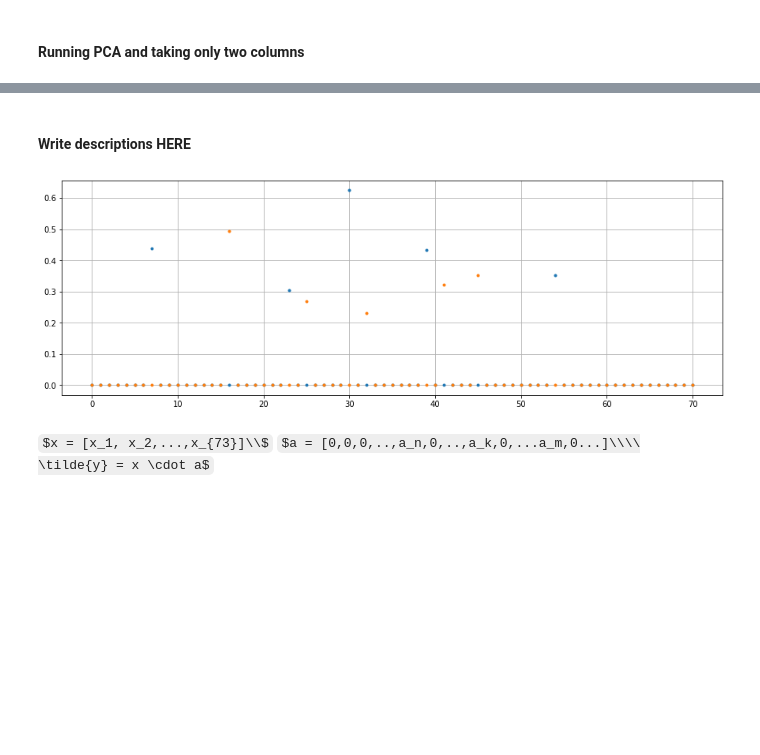
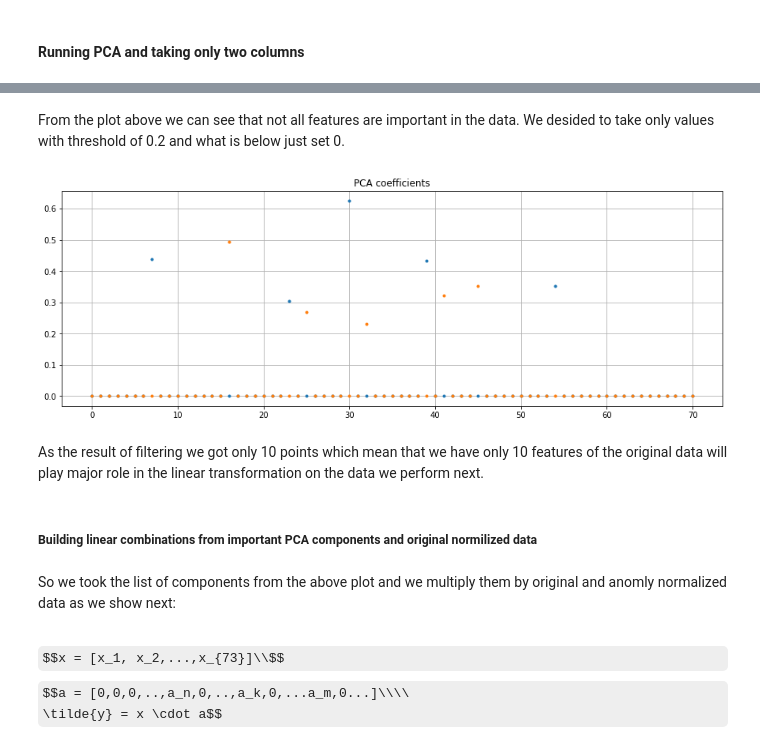
Before and after one commit to ivinokuri/generative-model, a Jupyter notebook: py/model/autoencoder/DataAnalyzing.ipynb, the cells around one changed output, grey strips where cells are left out. Drawn from its saved outputs; the diff is of its cells as text; code cells hidden in the pictures; some formulas as TeX source; blank space fills up the shorter version.

```diff
--- a/py/model/autoencoder/DataAnalyzing.ipynb
+++ b/py/model/autoencoder/DataAnalyzing.ipynb
@@ -477,18 +543,25 @@ print(most_important_column_names)
 # %% [markdown]
-#### Write descriptions HERE
+From the plot above we can see that not all features are important in the data. We desided to take only values with threshold of 0.2 and what is below just set 0.
 # %%
-pca_comp = two_cols
-pca_comp = np.where(abs(pca_comp) <= 0.2, 0, pca_comp)
+important_pca_comp = two_cols
+important_pca_comp = np.where(abs(important_pca_comp) <= 0.2, 0, important_pca_comp)
 fig, axs = plt.subplots(1, figsize=(15, 5))
-axs.plot(abs(pca_comp.T), ".")
+axs.plot(abs(important_pca_comp.T), ".")
+axs.set_title('PCA coefficients')
 plt.grid()
 plt.show()
 plt.close()
 # %% [output]
-[figure, old version]
+[figure, new version]
+# %% [markdown]
+As the result of filtering we got only 10 points which mean that we have only 10 features of the original data will play major role in the linear transformation on the data we perform next.
+# %% [markdown]
+##### Building linear combinations from important PCA components and original normilized data
+# %% [markdown]
+So we took the list of components from the above plot and we multiply them by original and anomly normalized data as we show next:
 # %% [markdown]
-$x = [x_1, x_2,...,x_{73}]\\$
-$a = [0,0,0,..,a_n,0,..,a_k,0,...a_m,0...]\\\\
-\tilde{y} = x \cdot a$
+$$x = [x_1, x_2,...,x_{73}]\\$$
+$$a = [0,0,0,..,a_n,0,..,a_k,0,...a_m,0...]\\\\
+\tilde{y} = x \cdot a$$
 # %%
 fig, axs = plt.subplots(1, figsize=(15, 10))
```
Also changed, not shown: parts of 27 cells of this notebook.
